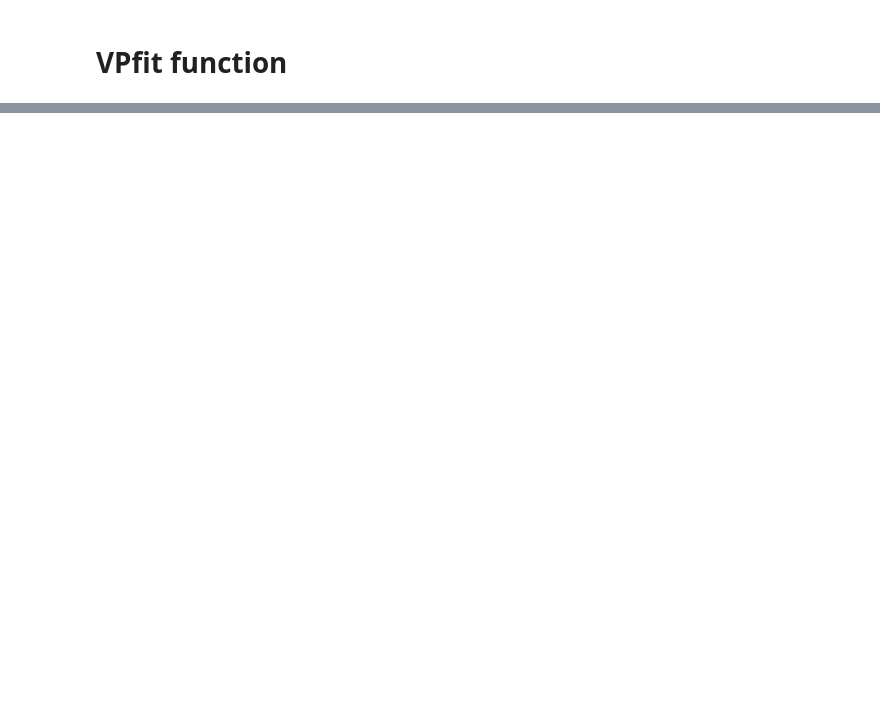
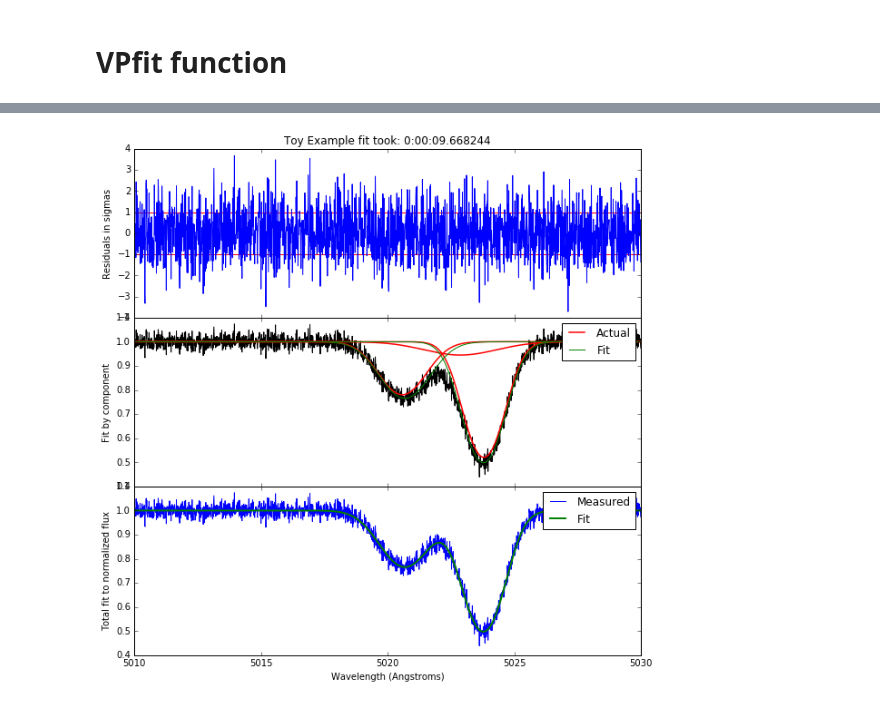
Before and after one commit to sarahappleby/VAMP, a Jupyter notebook: VPfits.ipynb, the cells around one changed output, grey strips where cells are left out. Cells and saved outputs as stored; diff of their text form; code cells hidden in the pictures; blank space fills up the shorter version.

```diff
--- a/VPfits.ipynb
+++ b/VPfits.ipynb
@@ -405,0 +67,23 @@ Plotting est_height_2
+# %%
+r = 0
+n = 1
+vpfit_2 = vpfits.VPfit()
+vpfit_2.fit(wavelength_array, flux_array, n)
+
+while r < 0.95:
+
+    print "n: ", n
+
+    vpfit_1 = vpfit_2
+
+    vpfit_2 = vpfits.VPfit()
+    vpfit_2.fit(wavelength_array, flux_array, n+1)
+
+    print vpfit_1.mcmc.BPIC
+    print vpfit_2.mcmc.BPIC
+
+    print vpfit_1.mcmc.BPIC / vpfit_2.mcmc.BPIC
+
+    r = vpfit_1.mcmc.BPIC / vpfit_2.mcmc.BPIC
+
+    n += 1
@@ -405,0 +105,4 @@ Plotting est_height_2
+# %%
+vpfit_1.plot(wavelength_array, flux_array, clouds, n-1)
+# %% [output]
+[figure, added]
```
Also changed, not shown: parts of 52 cells of this notebook, 1 other file.
